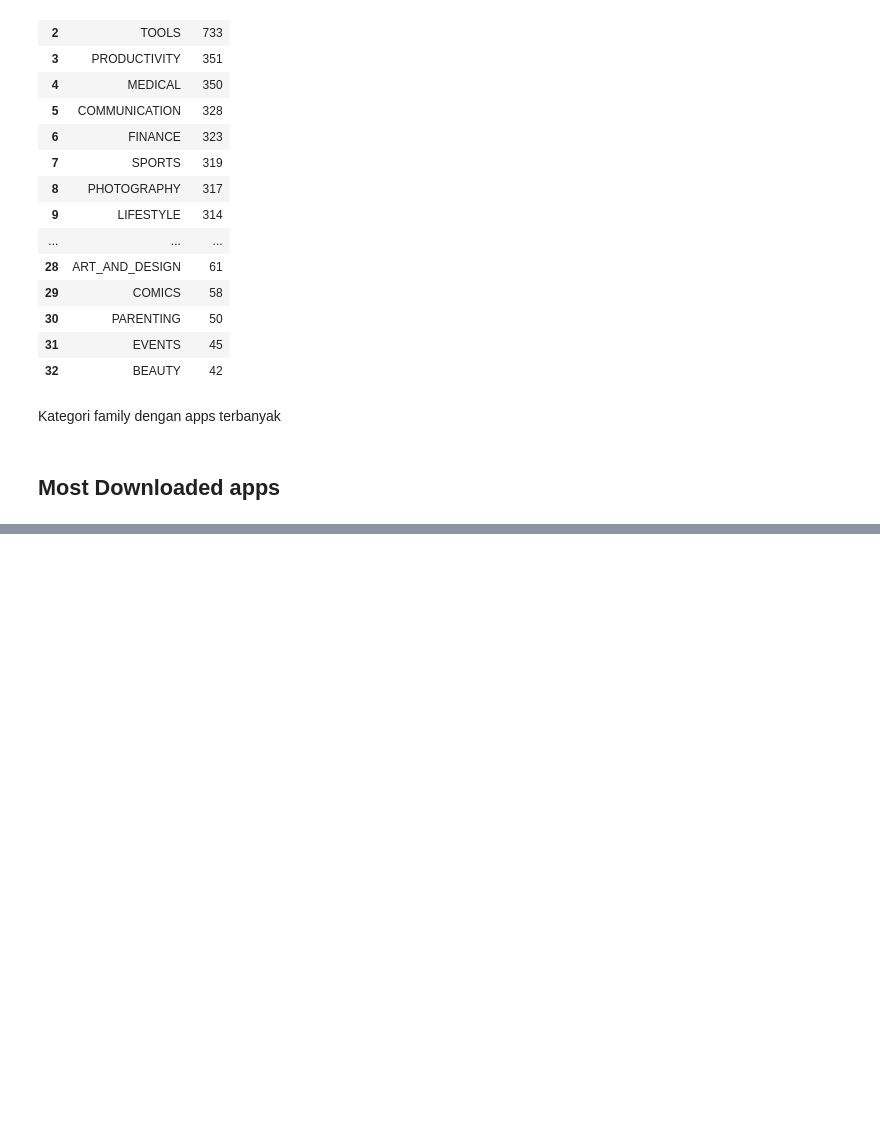
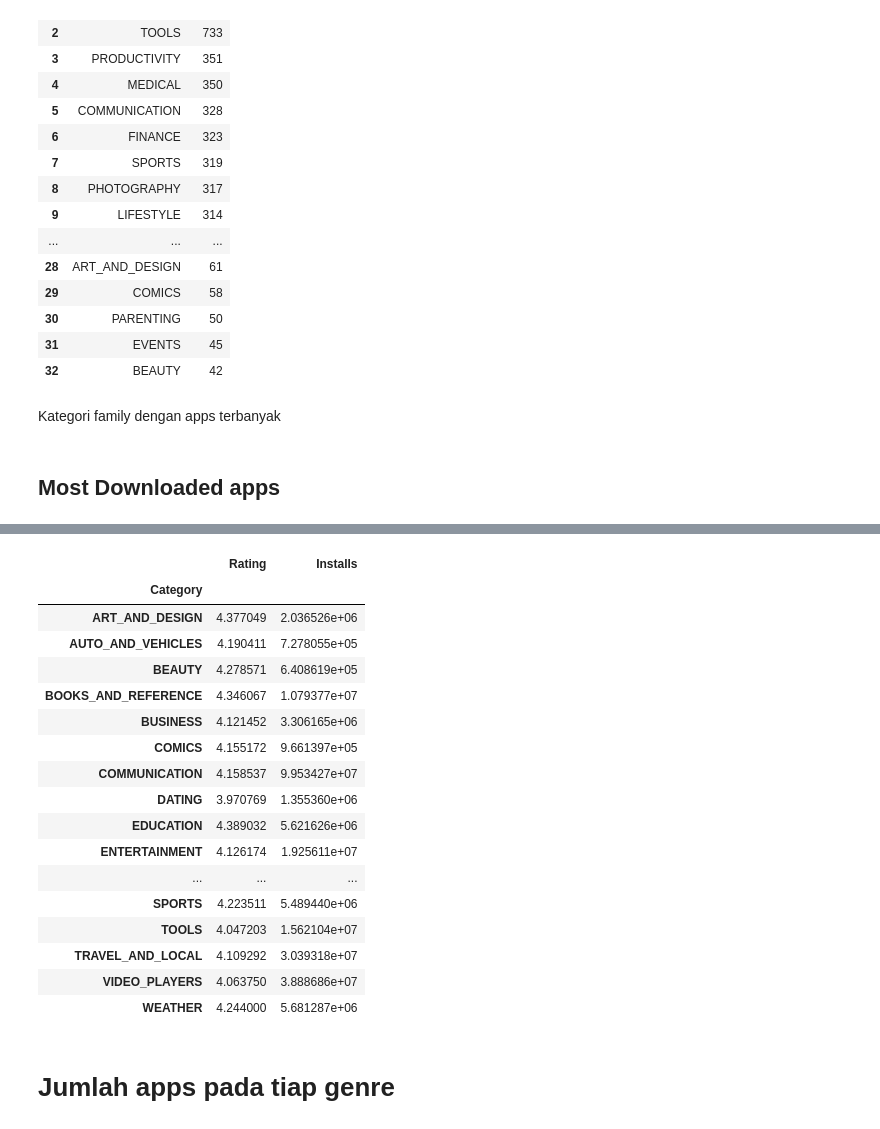
Before and after one commit to rivzadrian/H8_36, a Jupyter notebook: H8Assignment.ipynb, the cells around one changed output, grey strips where cells are left out. Cells and saved outputs as stored; diff of their text form; code cells hidden in the pictures; blank space fills up the shorter version.

```diff
--- a/H8Assignment.ipynb
+++ b/H8Assignment.ipynb
@@ -274,0 +293,25 @@ df.sort_values('Installs', ascending=False).head(5)
+# %%
+data_rating = df.groupby('Category').mean()
+# %%
+data_rating
+# %% [output]
+|  | Rating | Installs |
+| Category |  |  |
+| ART_AND_DESIGN | 4.377049 | 2.036526e+06 |
+| AUTO_AND_VEHICLES | 4.190411 | 7.278055e+05 |
+| BEAUTY | 4.278571 | 6.408619e+05 |
+| BOOKS_AND_REFERENCE | 4.346067 | 1.079377e+07 |
+| BUSINESS | 4.121452 | 3.306165e+06 |
+| COMICS | 4.155172 | 9.661397e+05 |
+| COMMUNICATION | 4.158537 | 9.953427e+07 |
+| DATING | 3.970769 | 1.355360e+06 |
+| EDUCATION | 4.389032 | 5.621626e+06 |
+| ENTERTAINMENT | 4.126174 | 1.925611e+07 |
+| ... | ... | ... |
+| SPORTS | 4.223511 | 5.489440e+06 |
+| TOOLS | 4.047203 | 1.562104e+07 |
+| TRAVEL_AND_LOCAL | 4.109292 | 3.039318e+07 |
+| VIDEO_PLAYERS | 4.063750 | 3.888686e+07 |
+| WEATHER | 4.244000 | 5.681287e+06 |
+# %% [markdown]
+# Jumlah apps pada tiap genre
```
Also changed, not shown: parts of 13 cells of this notebook.
